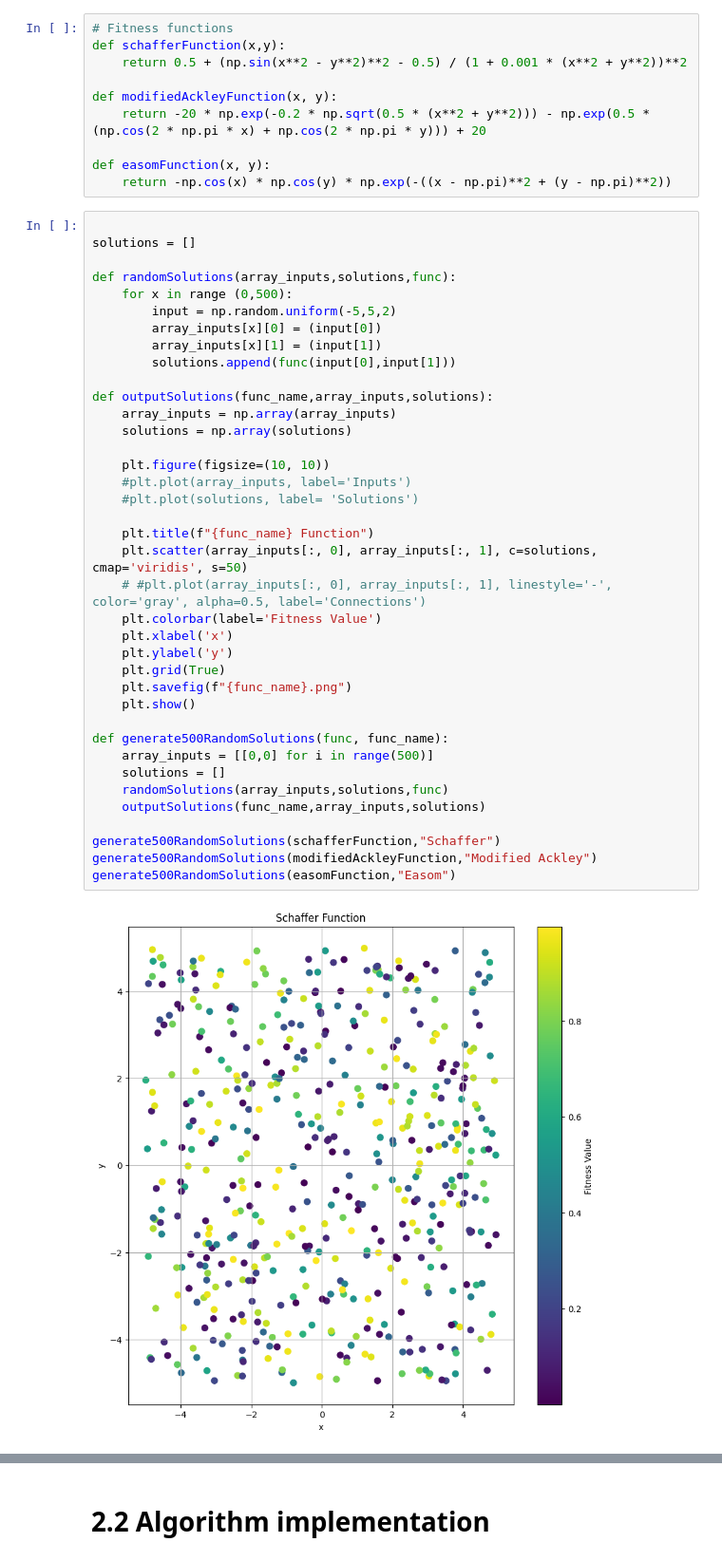
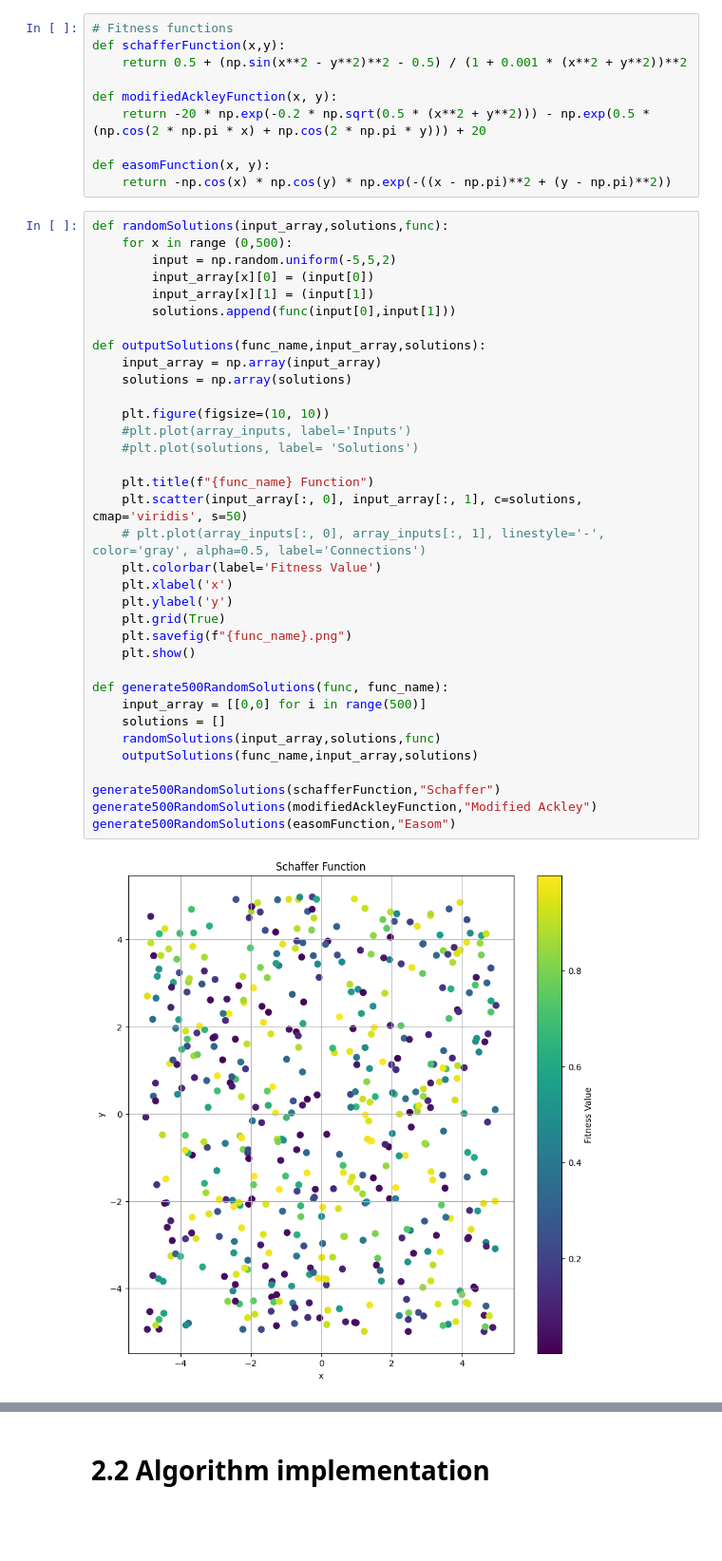
Before and after one commit to MxFrgsn/COMP2002_CW2, a Jupyter notebook: COMP2002.ipynb, the cells around one changed output, grey strips where cells are left out. Shown at 95% size. Cells and saved outputs as stored; diff of their text form; blank space fills up the shorter version.

```diff
--- a/COMP2002.ipynb
+++ b/COMP2002.ipynb
@@ -925,42 +925,39 @@ def modifiedAckleyFunction(x, y):
 def easomFunction(x, y):
     return -np.cos(x) * np.cos(y) * np.exp(-((x - np.pi)**2 + (y - np.pi)**2))
 # %%
-
-solutions = []
-
-def randomSolutions(array_inputs,solutions,func):
+def randomSolutions(input_array,solutions,func):
     for x in range (0,500):
         input = np.random.uniform(-5,5,2)
-        array_inputs[x][0] = (input[0])
-        array_inputs[x][1] = (input[1])
+        input_array[x][0] = (input[0])
+        input_array[x][1] = (input[1])
         solutions.append(func(input[0],input[1]))
 
-def outputSolutions(func_name,array_inputs,solutions):
-    array_inputs = np.array(array_inputs)
+def outputSolutions(func_name,input_array,solutions):
+    input_array = np.array(input_array)
     solutions = np.array(solutions)
 
     plt.figure(figsize=(10, 10))
     #plt.plot(array_inputs, label='Inputs')
     #plt.plot(solutions, label= 'Solutions')
 
     plt.title(f"{func_name} Function")
-    plt.scatter(array_inputs[:, 0], array_inputs[:, 1], c=solutions, cmap='viridis', s=50)
-    # #plt.plot(array_inputs[:, 0], array_inputs[:, 1], linestyle='-', color='gray', alpha=0.5, label='Connections')
+    plt.scatter(input_array[:, 0], input_array[:, 1], c=solutions, cmap='viridis', s=50)
+    # plt.plot(array_inputs[:, 0], array_inputs[:, 1], linestyle='-', color='gray', alpha=0.5, label='Connections')
     plt.colorbar(label='Fitness Value')
     plt.xlabel('x')
     plt.ylabel('y')
     plt.grid(True)
     plt.savefig(f"{func_name}.png")
     plt.show()
 
 def generate500RandomSolutions(func, func_name):
-    array_inputs = [[0,0] for i in range(500)]
+    input_array = [[0,0] for i in range(500)]
     solutions = []
-    randomSolutions(array_inputs,solutions,func)
-    outputSolutions(func_name,array_inputs,solutions)
+    randomSolutions(input_array,solutions,func)
+    outputSolutions(func_name,input_array,solutions)
 
 generate500RandomSolutions(schafferFunction,"Schaffer")
 generate500RandomSolutions(modifiedAckleyFunction,"Modified Ackley")
 generate500RandomSolutions(easomFunction,"Easom")
 # %% [output]
-[figure, old version]
+[figure, new version]
```
Also changed, not shown: parts of 10 cells of this notebook, 3 other files.
